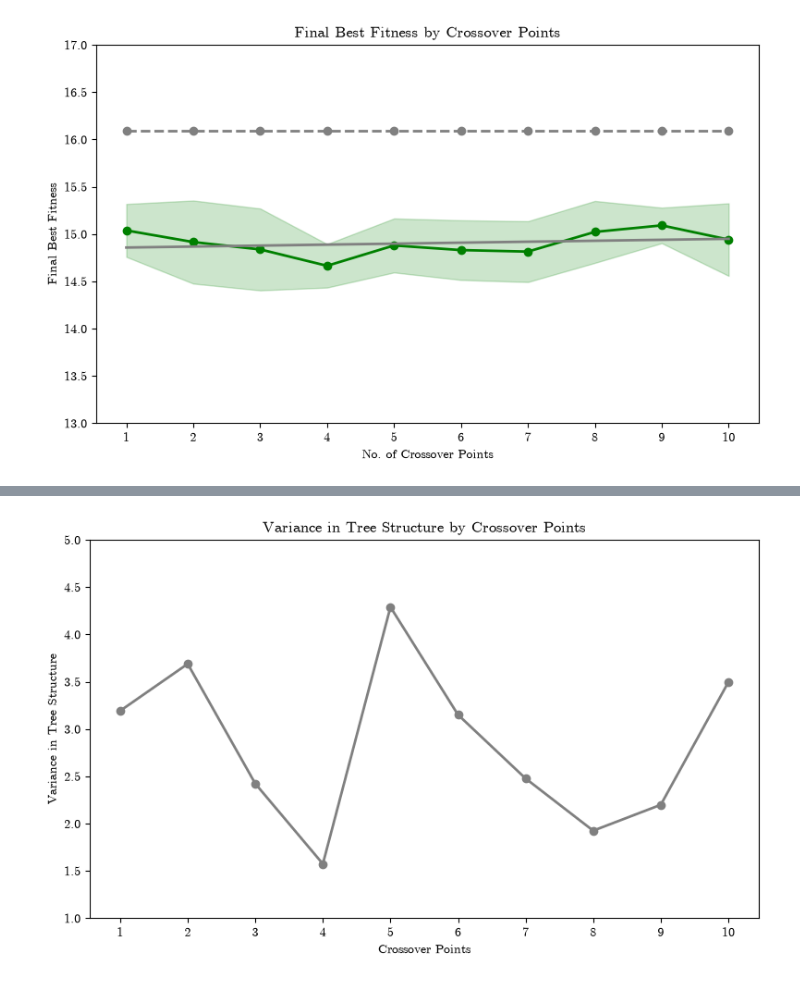
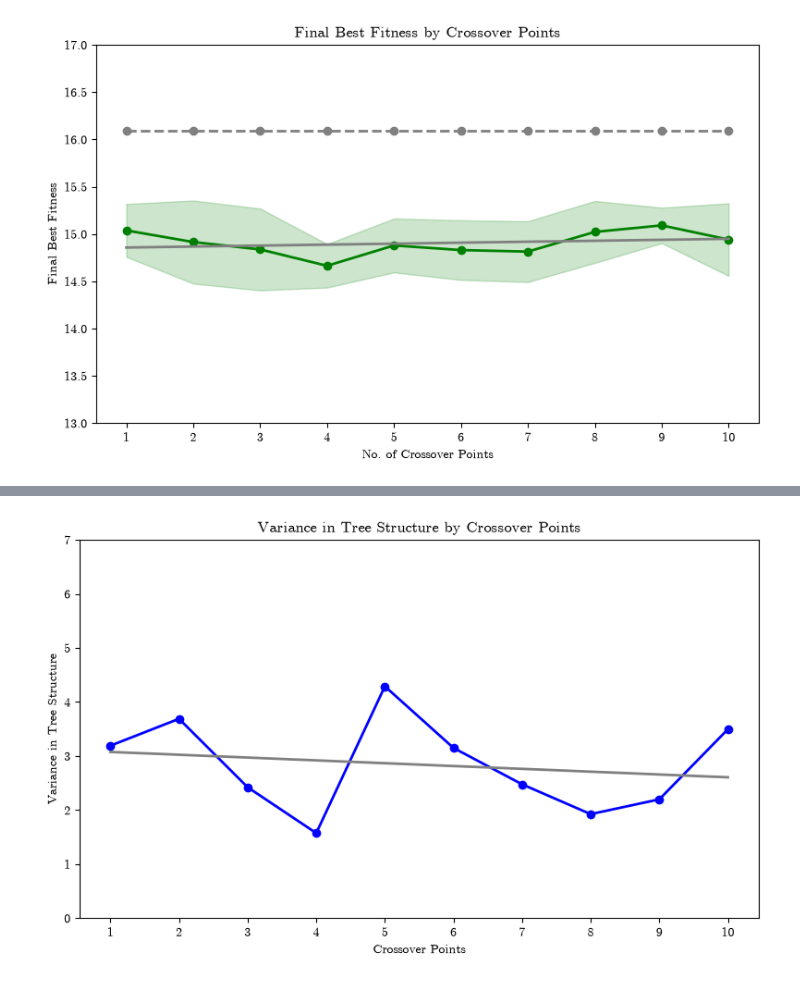
Before and after one commit to amargl/EC_Assignment1, a Jupyter notebook: extra_stats.ipynb, the cells around one changed output, grey strips where cells are left out. Saved outputs shown, nothing was run; the diff lists cells and outputs as text; code cells hidden in the pictures.

```diff
--- a/extra_stats.ipynb
+++ b/extra_stats.ipynb
@@ -609,41 +697,44 @@ print(stats_by_point)
 plt.figure(figsize=(8, 5))
 
 plt.plot(
     stats_by_point["point"],
     stats_by_point["variance"],
     marker="o",
     linewidth=2,
-    color="grey",
+    color="blue",
     label="Average Final Best"
 )
 
 # # Shaded SD
 # plt.fill_between(
 #     convergence_by_point["point"],
 #     convergence_by_point["mean"] - convergence_by_point["std"],
 #     convergence_by_point["mean"] + convergence_by_point["std"],
 #     color="green",
 #     alpha=0.2,
 #     label="± SD"
 # )
 
-# #add linear regression line
-# plt.plot(
-#     x_line,
-#     y_line,
-#     color="grey",
-#     linewidth=2,
-#     label="Linear regression"
-# )
+#add linear regression line
+plt.plot(
+    x_line,
+    y_line,
+    color="grey",
+    linewidth=2,
+    label="Linear regression"
+)
 
 
-plt.ylim(1, 5)
+plt.ylim(0, 7)
 plt.xticks(stats_by_point["point"])
 plt.xlabel("Crossover Points")
 plt.ylabel("Variance in Tree Structure")
 plt.title("Variance in Tree Structure by Crossover Points")
 
 plt.tight_layout()
+fig.savefig("final_variance_graph.pdf", format="pdf", bbox_inches="tight")
+fig.savefig("final_variance_graph.svg", format="svg", bbox_inches="tight")
+
 plt.show()
 # %% [output]
-[figure, old version]
+[figure, new version]
```
Also changed, not shown: parts of 8 cells of this notebook.
